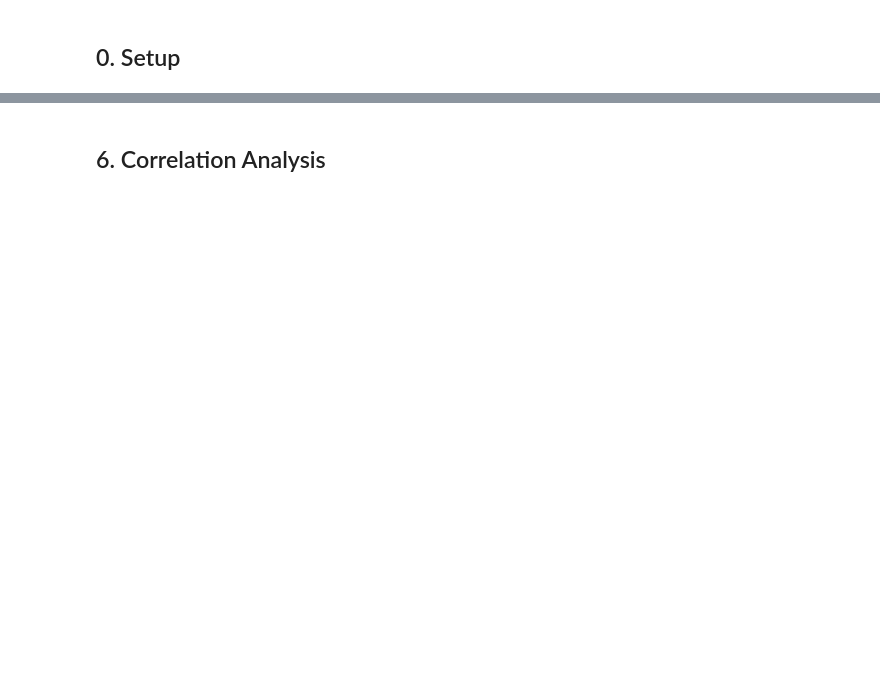
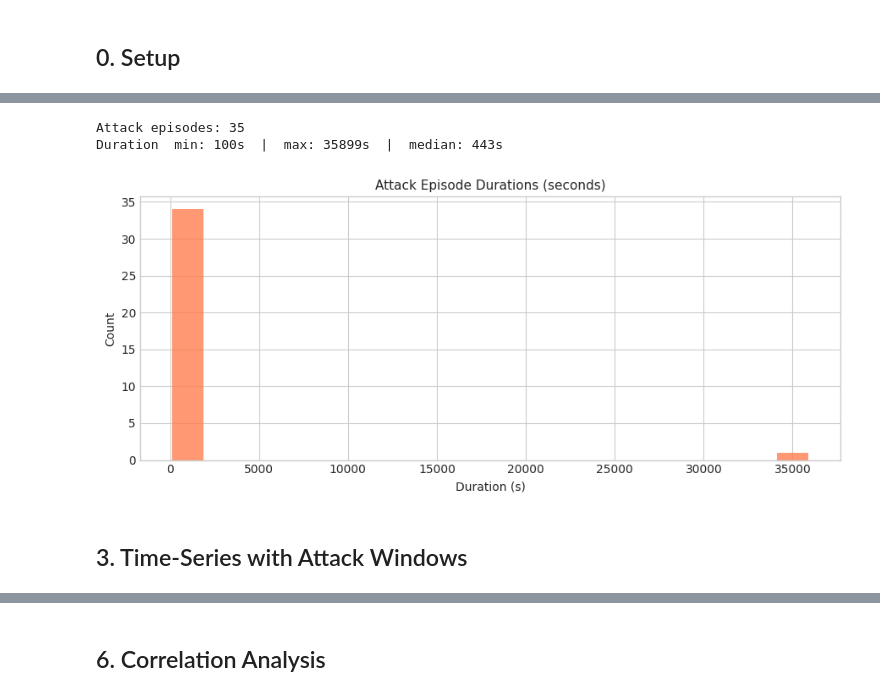
Before and after one commit to ijesusjr/wave, a Jupyter notebook: 01_EDA.ipynb, the cells around one changed output, grey strips where cells are left out. Cells and saved outputs as stored; diff of their text form; code cells hidden in the pictures; blank space fills up the shorter version.

```diff
--- a/01_EDA.ipynb
+++ b/01_EDA.ipynb
@@ -252,0 +218,46 @@ plt.show()
+# %%
+# ---- Attack episodes: count and duration ----
+# Group consecutive rows with the same label into episodes
+# This is robust to timestamp gaps and avoids diff() misalignment
+episodes = (
+    y.reset_index()
+     .assign(episode_id=(y.values != np.roll(y.values, 1)).cumsum())
+     .groupby('episode_id')
+     .agg(label=(LABEL_COL if LABEL_COL in y.name else y.name, 'first'),
+          start=('Timestamp', 'first'),
+          end=('Timestamp', 'last'),
+          n_rows=('Timestamp', 'count'))
+)
+
+# Rename columns robustly regardless of y.name
+y_df = y.rename('label').reset_index()
+y_df['episode_id'] = (y_df['label'].values != np.roll(y_df['label'].values, 1)).cumsum()
+episodes = (
+    y_df.groupby('episode_id')
+        .agg(label=('label', 'first'),
+             start=('Timestamp', 'first'),
+             end=('Timestamp', 'last'),
+             n_rows=('Timestamp', 'count'))
+)
+episodes['duration_s'] = (episodes['end'] - episodes['start']).dt.total_seconds()
+attack_episodes = episodes[episodes['label'] == 1]
+n_episodes = len(attack_episodes)
+durations  = attack_episodes['duration_s'].values
+
+print(f'Attack episodes: {n_episodes}')
+print(f'Duration  min: {durations.min():.0f}s  |  max: {durations.max():.0f}s  |  median: {np.median(durations):.0f}s')
+
+fig, ax = plt.subplots(figsize=(9, 4))
+ax.hist(durations, bins=20, color=CLR_ATTACK, edgecolor='none', alpha=0.8)
+ax.set_title('Attack Episode Durations (seconds)', fontsize=11)
+ax.set_xlabel('Duration (s)')
+ax.set_ylabel('Count')
+plt.tight_layout()
+plt.savefig(FIGURES / 'attack_episode_durations.png', dpi=150, bbox_inches='tight')
+plt.show()
+# %% [output]
+Attack episodes: 35
+Duration  min: 100s  |  max: 35899s  |  median: 443s
+[figure, added]
+# %% [markdown]
+## 3. Time-Series with Attack Windows
```
Also changed, not shown: parts of 57 cells of this notebook, 4 other files.
